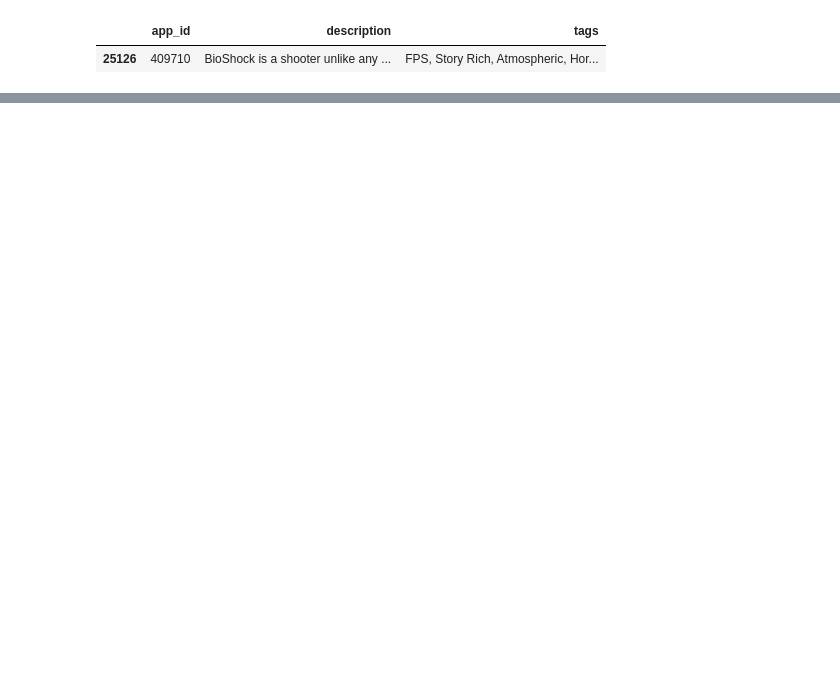
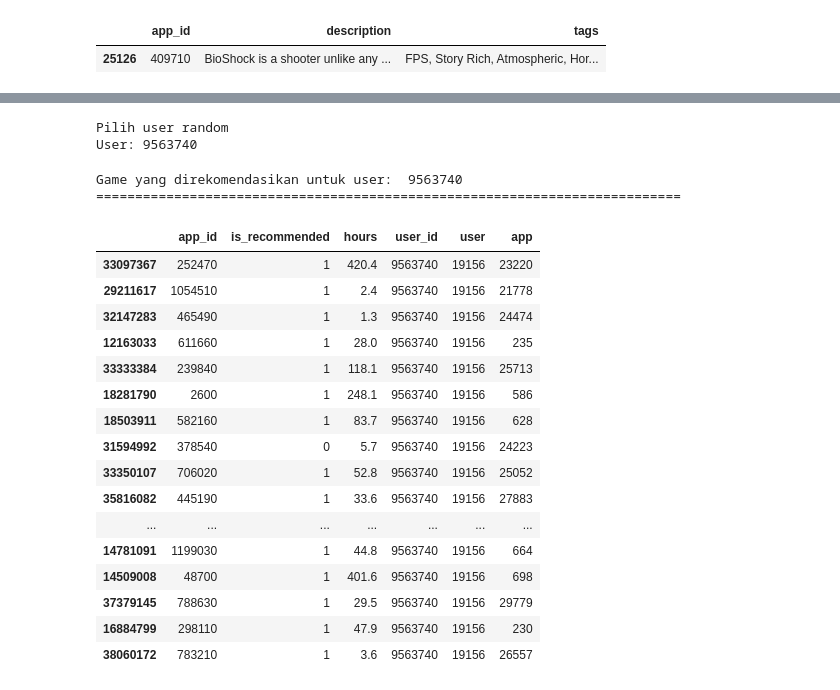
Before and after one commit to zhulkhoirr/Steam-Recommendation-System, a Jupyter notebook: SteamRecommendationSystem.ipynb, the cells around one changed output, grey strips where cells are left out. Drawn from its saved outputs; the diff is of its cells as text; code cells hidden in the pictures; blank space fills up the shorter version.

```diff
--- a/SteamRecommendationSystem.ipynb
+++ b/SteamRecommendationSystem.ipynb
@@ -391,0 +408,38 @@ users_df.sample(5)
+# %%
+print('Pilih user random')
+
+recommendation_per_user = recommendations_df.groupby('user_id').size()
+
+random_user =  recommendation_per_user[recommendation_per_user > 50].sample(1).index[0]
+
+print(f'user_id: {random_user}')
+# %% [output]
+Pilih user random
+User: 9563740
+# %%
+print(f'Game yang direkomendasikan untuk user:  {random_user}')
+print('===' * 25)
+
+game_played_by_user = recommendations_df[recommendations_df.user_id == random_user]
+
+game_played_by_user
+# %% [output]
+Game yang direkomendasikan untuk user:  9563740
+===========================================================================
+|  | app_id | is_recommended | hours | user_id | user | app |
+| 33097367 | 252470 | 1 | 420.4 | 9563740 | 19156 | 23220 |
+| 29211617 | 1054510 | 1 | 2.4 | 9563740 | 19156 | 21778 |
+| 32147283 | 465490 | 1 | 1.3 | 9563740 | 19156 | 24474 |
+| 12163033 | 611660 | 1 | 28.0 | 9563740 | 19156 | 235 |
+| 33333384 | 239840 | 1 | 118.1 | 9563740 | 19156 | 25713 |
+| 18281790 | 2600 | 1 | 248.1 | 9563740 | 19156 | 586 |
+| 18503911 | 582160 | 1 | 83.7 | 9563740 | 19156 | 628 |
+| 31594992 | 378540 | 0 | 5.7 | 9563740 | 19156 | 24223 |
+| 33350107 | 706020 | 1 | 52.8 | 9563740 | 19156 | 25052 |
+| 35816082 | 445190 | 1 | 33.6 | 9563740 | 19156 | 27883 |
+| ... | ... | ... | ... | ... | ... | ... |
+| 14781091 | 1199030 | 1 | 44.8 | 9563740 | 19156 | 664 |
+| 14509008 | 48700 | 1 | 401.6 | 9563740 | 19156 | 698 |
+| 37379145 | 788630 | 1 | 29.5 | 9563740 | 19156 | 29779 |
+| 16884799 | 298110 | 1 | 47.9 | 9563740 | 19156 | 230 |
+| 38060172 | 783210 | 1 | 3.6 | 9563740 | 19156 | 26557 |
```
Also changed, not shown: parts of 10 cells of this notebook.
